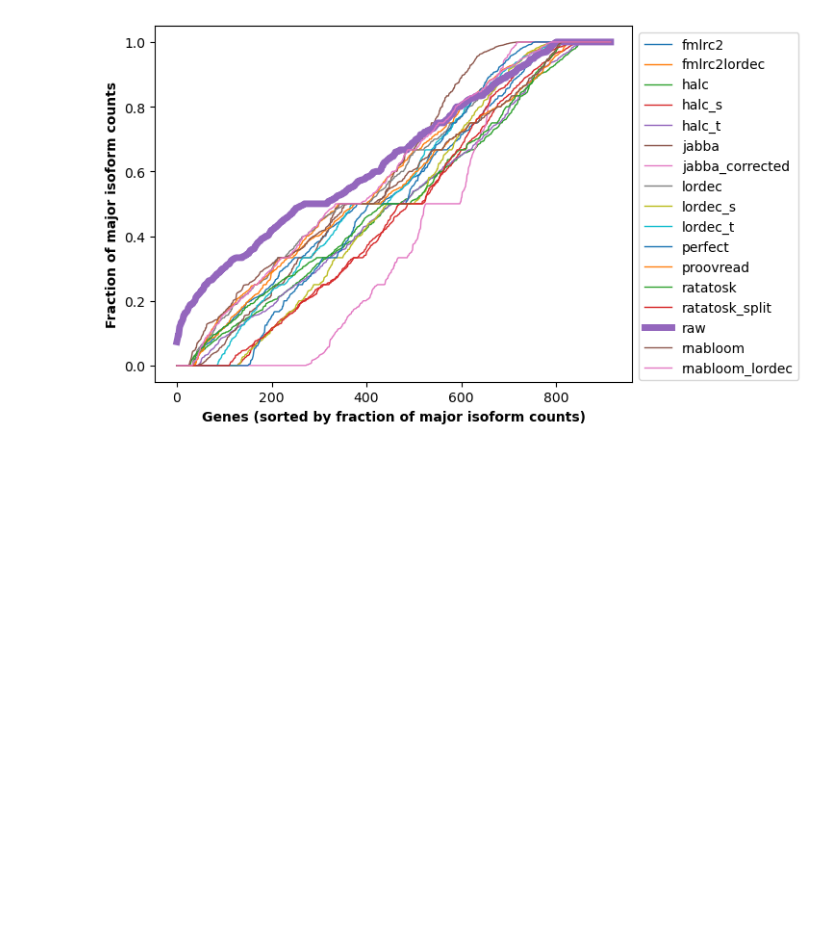
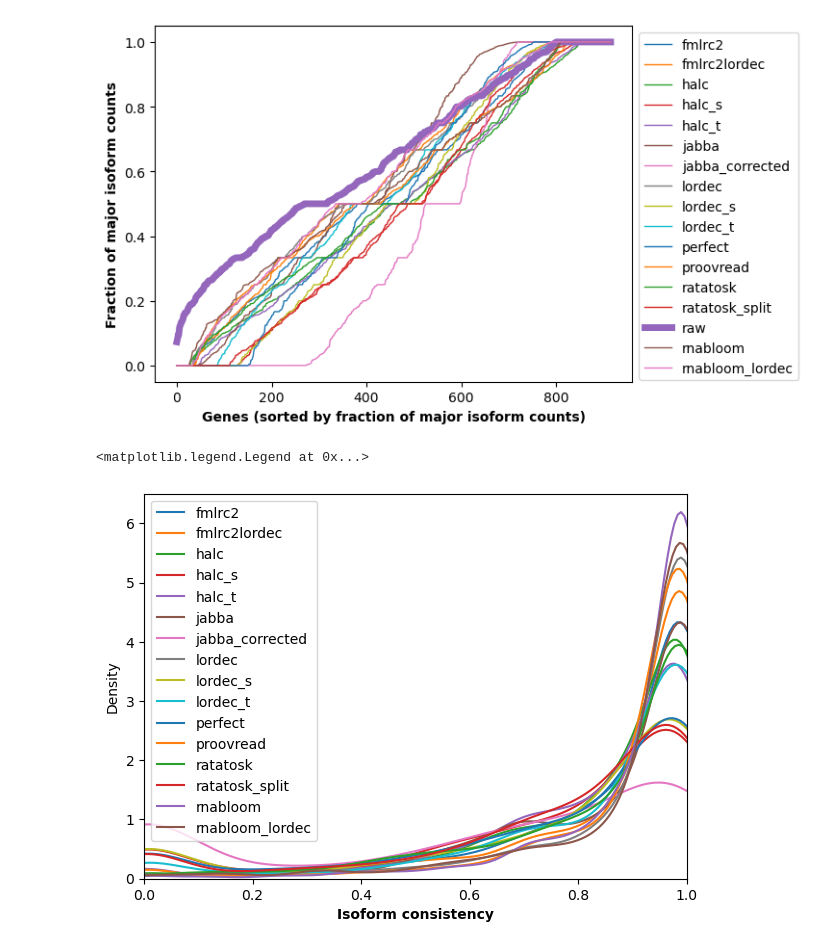
Before and after one commit to SimonHegele/Masterthesis, a Jupyter notebook: supplementaries/analysis_correction.ipynb, the cells around one changed output. Cells and saved outputs as stored; diff of their text form; code cells hidden in the pictures; blank space fills up the shorter version.

```diff
--- a/supplementaries/analysis_correction.ipynb
+++ b/supplementaries/analysis_correction.ipynb
@@ -342,3 +343,22 @@ def fraction_of_major_isoform_plot():
 fraction_of_major_isoform_plot()
 # %% [output]
 [figure]
+# %%
+def similarity_distribution_plot(axes):
+
+    for file in files:
+
+        if not file=="raw":
+
+            similarities = list(exp_similarities(gene2counts_maps[file]).values())
+            kdeplot(similarities, ax=axes, label=file)
+
+fig, axes = pyplot.subplots(figsize=(7,5))
+
+similarity_distribution_plot(axes)
+axes.set_xlim(xmin=0, xmax=1)
+axes.set_xlabel("Isoform consistency", fontweight="bold")
+axes.legend()
+# %% [output]
+<matplotlib.legend.Legend at 0x...>
+[figure, added]
```
Also changed, not shown: parts of 3 cells of this notebook.
